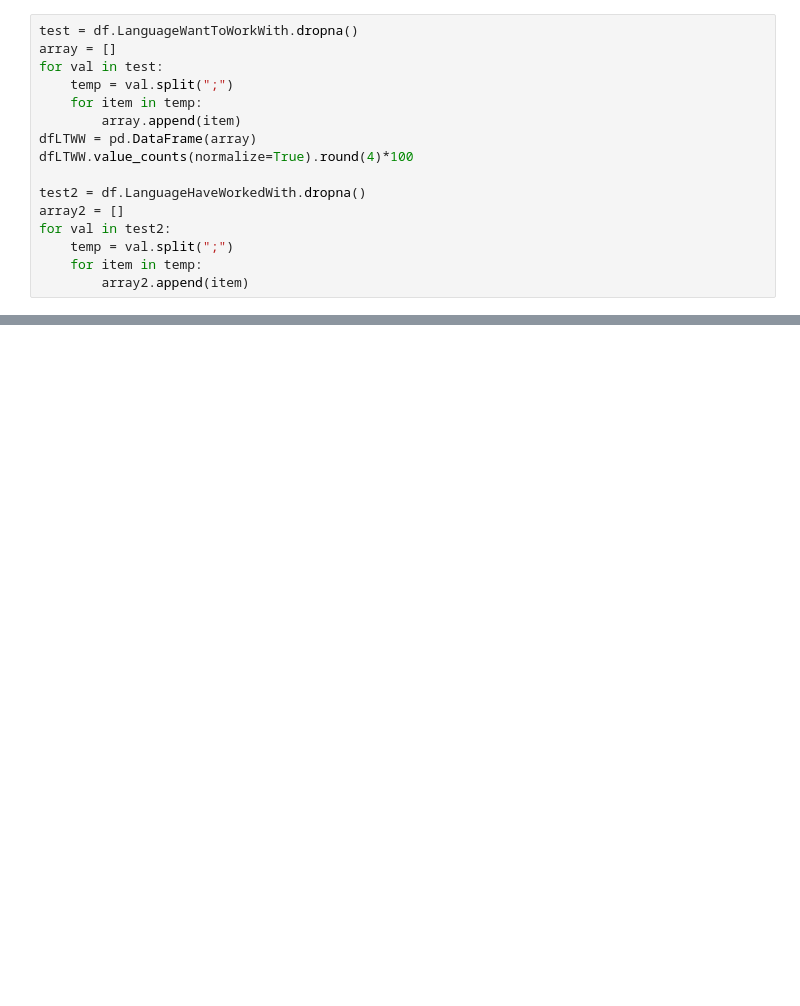
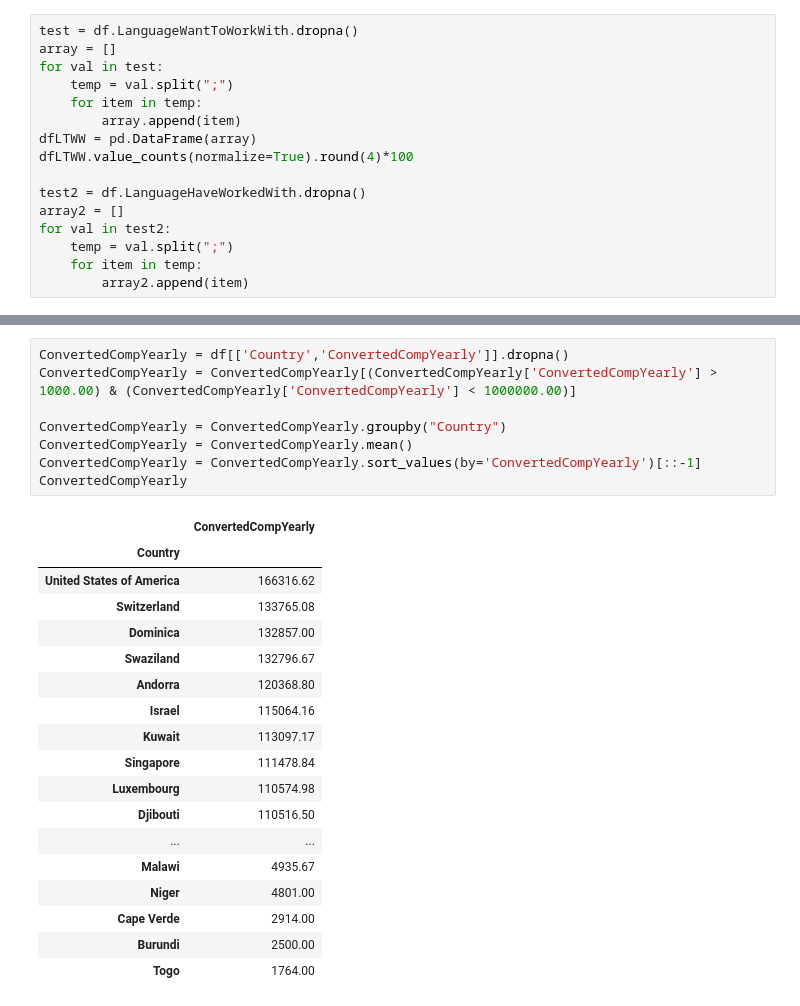
Before and after one commit to lLeonerde/Stackoverflow-survey, a Jupyter notebook: jupyter.ipynb, the cells around one changed output, grey strips where cells are left out. Cells and saved outputs as stored; diff of their text form; blank space fills up the shorter version.

Commit message:
ConvertedCompYearly analisis finished

```diff
--- a/jupyter.ipynb
+++ b/jupyter.ipynb
@@ -96,0 +108,27 @@ plt.show()
+# %%
+ConvertedCompYearly = df[['Country','ConvertedCompYearly']].dropna()
+ConvertedCompYearly = ConvertedCompYearly[(ConvertedCompYearly['ConvertedCompYearly'] > 1000.00) & (ConvertedCompYearly['ConvertedCompYearly'] < 1000000.00)]
+
+ConvertedCompYearly = ConvertedCompYearly.groupby("Country")
+ConvertedCompYearly = ConvertedCompYearly.mean()
+ConvertedCompYearly = ConvertedCompYearly.sort_values(by='ConvertedCompYearly')[::-1]
+ConvertedCompYearly
+# %% [output]
+|  | ConvertedCompYearly |
+| Country |  |
+| United States of America | 166316.62 |
+| Switzerland | 133765.08 |
+| Dominica | 132857.00 |
+| Swaziland | 132796.67 |
+| Andorra | 120368.80 |
+| Israel | 115064.16 |
+| Kuwait | 113097.17 |
+| Singapore | 111478.84 |
+| Luxembourg | 110574.98 |
+| Djibouti | 110516.50 |
+| ... | ... |
+| Malawi | 4935.67 |
+| Niger | 4801.00 |
+| Cape Verde | 2914.00 |
+| Burundi | 2500.00 |
+| Togo | 1764.00 |
```
Also changed, not shown: parts of 4 cells of this notebook.
